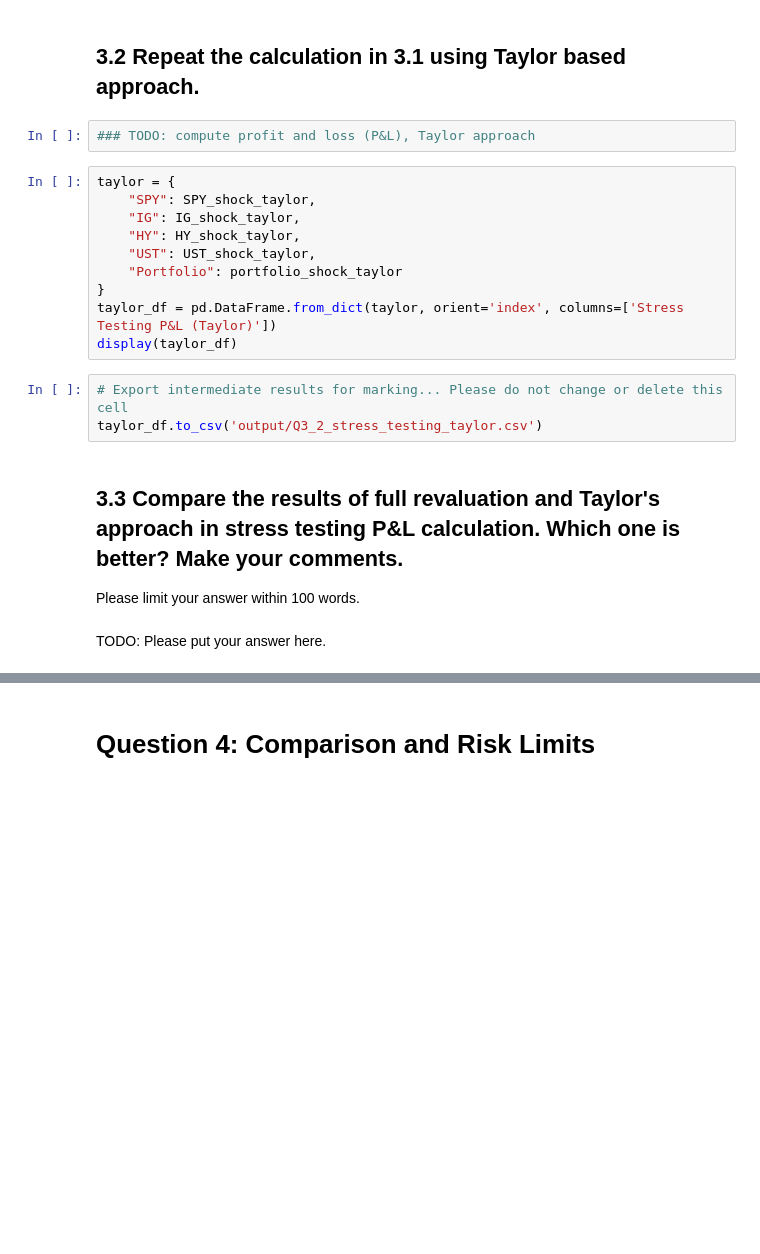
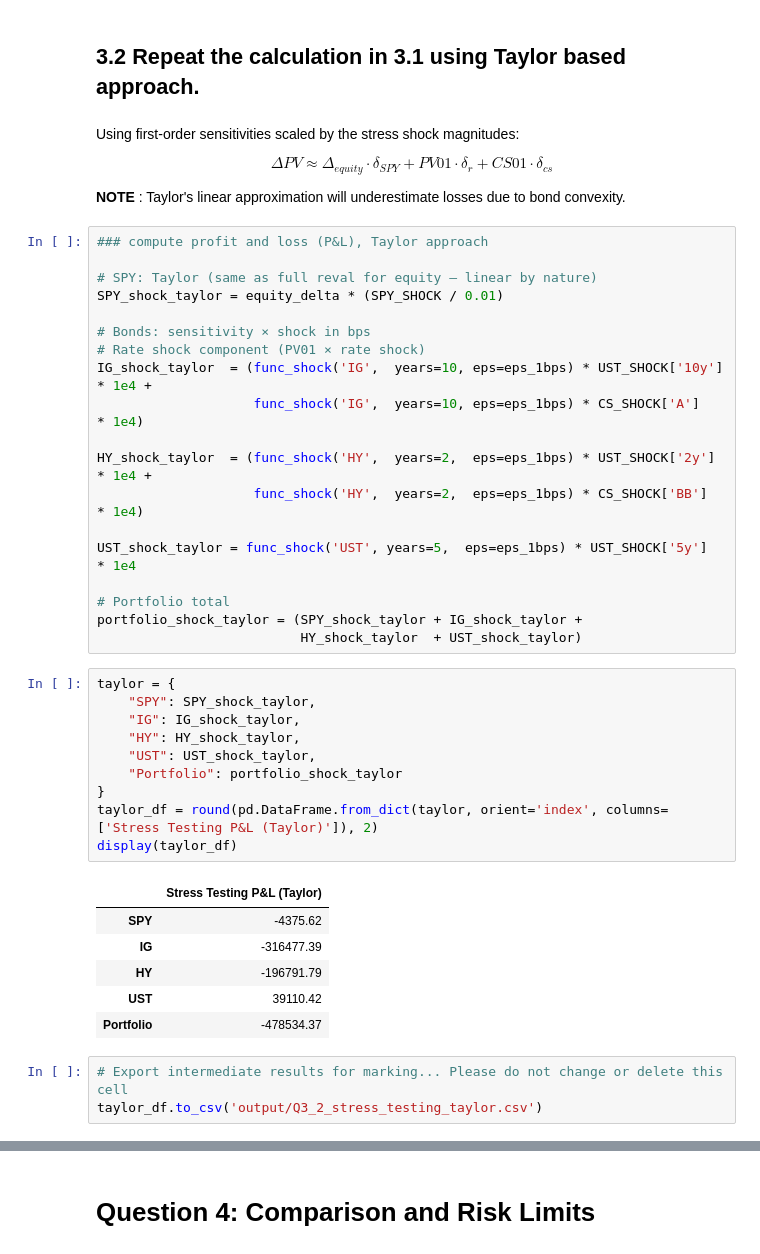
Before and after one commit to Thismv/Market-Risk-VaR-ES-Stress-Test, a Jupyter notebook: MR_starter.ipynb, the cells around one changed output, grey strips where cells are left out. Saved outputs shown, nothing was run; the diff lists cells and outputs as text; blank space fills up the shorter version.

```diff
--- a/MR_starter.ipynb
+++ b/MR_starter.ipynb
@@ -474,24 +553,48 @@ display(full_reval_df)
 full_reval_df.to_csv('output/Q3_1_stress_testing_full_reval.csv')
 # %% [markdown]
 ## 3.2 Repeat the calculation in 3.1 using Taylor based approach.
-# %%
-### TODO: compute profit and loss (P&L), Taylor approach
+# %% [markdown]
+Using first-order sensitivities scaled by the stress shock magnitudes:
+
+$$\Delta PV \approx \Delta_{equity} \cdot \delta_{SPY} + PV01 \cdot \delta_{r} + CS01 \cdot \delta_{cs}$$
+
+**NOTE** : Taylor's linear approximation will underestimate losses due to bond convexity.
+# %%
+### compute profit and loss (P&L), Taylor approach
+
+# SPY: Taylor (same as full reval for equity — linear by nature)
+SPY_shock_taylor = equity_delta * (SPY_SHOCK / 0.01)
+
+# Bonds: sensitivity × shock in bps
+# Rate shock component (PV01 × rate shock)
+IG_shock_taylor  = (func_shock('IG',  years=10, eps=eps_1bps) * UST_SHOCK['10y']  * 1e4 +
+                    func_shock('IG',  years=10, eps=eps_1bps) * CS_SHOCK['A']     * 1e4)
+
+HY_shock_taylor  = (func_shock('HY',  years=2,  eps=eps_1bps) * UST_SHOCK['2y']   * 1e4 +
+                    func_shock('HY',  years=2,  eps=eps_1bps) * CS_SHOCK['BB']    * 1e4)
+
+UST_shock_taylor = func_shock('UST', years=5,  eps=eps_1bps) * UST_SHOCK['5y']   * 1e4
+
+# Portfolio total
+portfolio_shock_taylor = (SPY_shock_taylor + IG_shock_taylor +
+                          HY_shock_taylor  + UST_shock_taylor)
 # %%
 taylor = {
     "SPY": SPY_shock_taylor,
     "IG": IG_shock_taylor,
     "HY": HY_shock_taylor,
     "UST": UST_shock_taylor,
     "Portfolio": portfolio_shock_taylor
 }
-taylor_df = pd.DataFrame.from_dict(taylor, orient='index', columns=['Stress Testing P&L (Taylor)'])
+taylor_df = round(pd.DataFrame.from_dict(taylor, orient='index', columns=['Stress Testing P&L (Taylor)']), 2)
 display(taylor_df)
+# %% [output]
+|  | Stress Testing P&L (Taylor) |
+| SPY | -4375.62 |
+| IG | -316477.39 |
+| HY | -196791.79 |
+| UST | 39110.42 |
+| Portfolio | -478534.37 |
 # %%
 # Export intermediate results for marking... Please do not change or delete this cell
 taylor_df.to_csv('output/Q3_2_stress_testing_taylor.csv')
-# %% [markdown]
-## 3.3 Compare the results of full revaluation and Taylor's approach in stress testing P&L calculation. Which one is better? Make your comments.
-
-Please limit your answer within 100 words.
-# %% [markdown]
-TODO: Please put your answer here.
```
Also changed, not shown: parts of 8 cells of this notebook.
